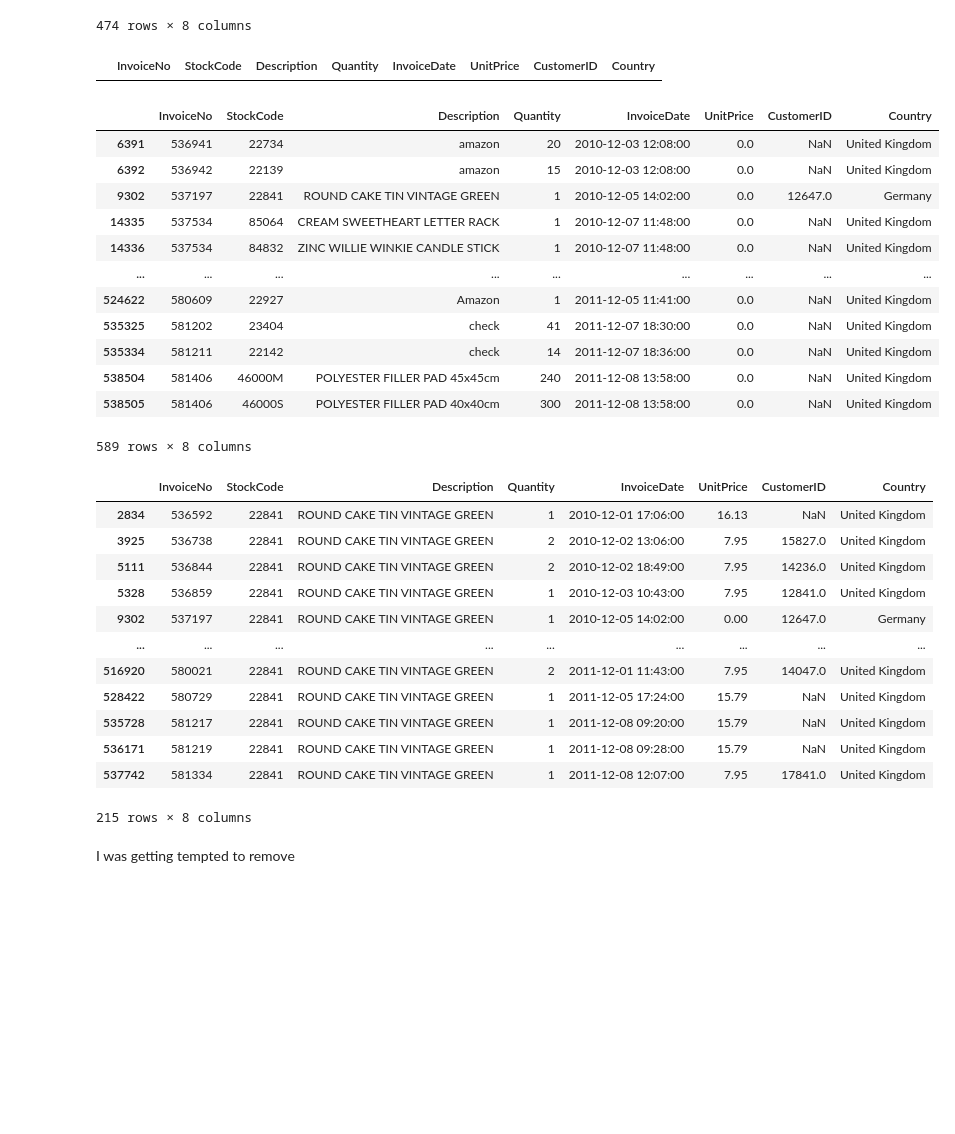
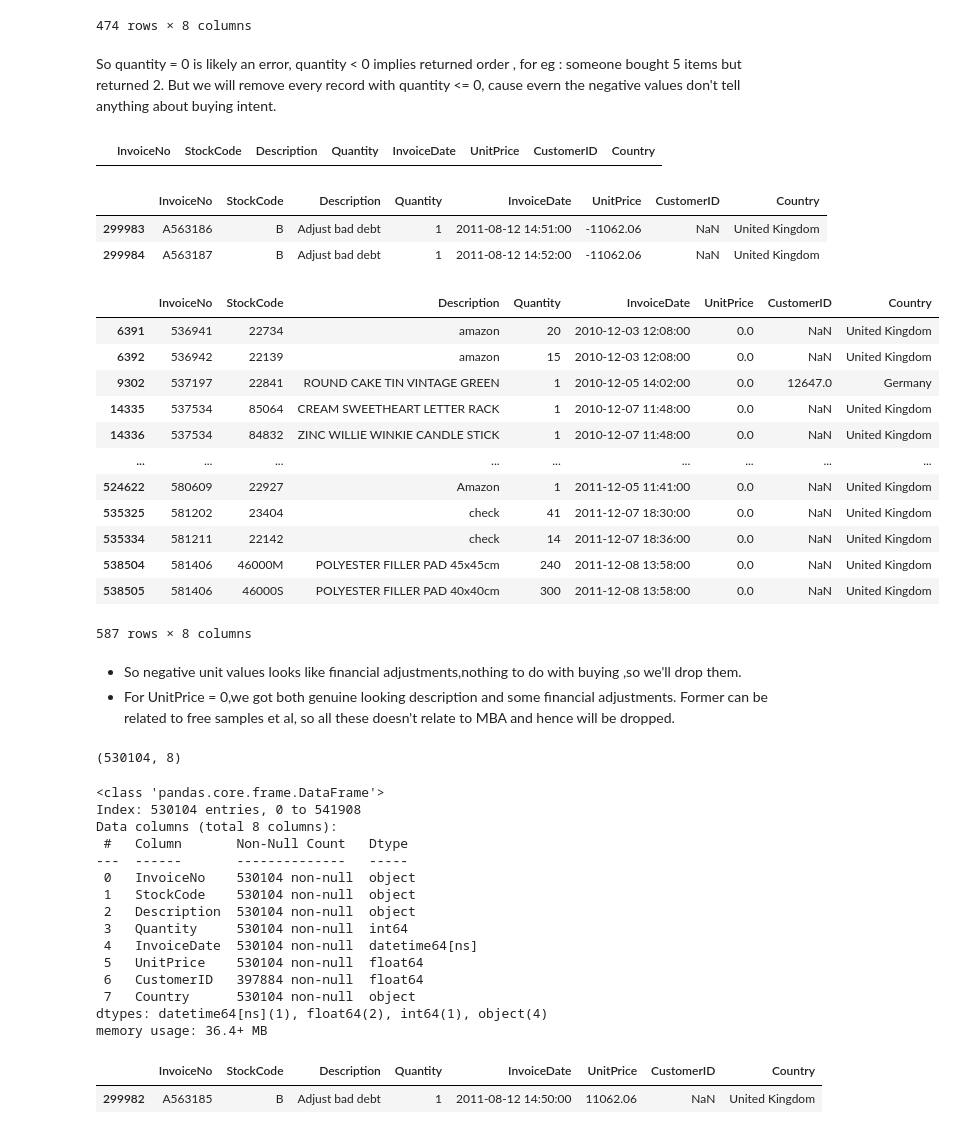
Before and after one commit to tatv047/online-retail-data-analysis, a Jupyter notebook: notebooks/market-basket-analysis.ipynb, the cells around one changed output. Cells and saved outputs as stored; diff of their text form; code cells hidden in the pictures; blank space fills up the shorter version.

```diff
--- a/notebooks/market-basket-analysis.ipynb
+++ b/notebooks/market-basket-analysis.ipynb
@@ -161,6 +161,8 @@ df1[(df1['Quantity'] <= 0)]
 | 536908 | 581226 | 23090 | missing | -338 | 2011-12-08 09:56:00 | 0.0 | NaN | United Kingdom |
 | 538919 | 581422 | 23169 | smashed | -235 | 2011-12-08 15:24:00 | 0.0 | NaN | United Kingdom |
 474 rows × 8 columns
+# %% [markdown]
+So quantity = 0 is likely an error, quantity < 0 implies returned order , for eg : someone bought 5 items but returned 2. But we will remove every record with quantity <= 0, cause evern the negative values don't tell anything about buying intent.
 # %%
 # dropping these records
 df1 = df1[~(df1['Quantity'] <= 0)]
@@ -168,36 +170,56 @@ df1[(df1['Quantity'] <= 0)]
 # %% [output]
 |  | InvoiceNo | StockCode | Description | Quantity | InvoiceDate | UnitPrice | CustomerID | Country |
 # %%
-df1[(df1['UnitPrice'] <= 0)]
+df1[(df1['UnitPrice'] < 0)]
 # %% [output]
 |  | InvoiceNo | StockCode | Description | Quantity | InvoiceDate | UnitPrice | CustomerID | Country |
-| 6391 | 536941 | 22734 | amazon | 20 | 2010-12-03 12:08:00 | 0.0 | NaN | United Kingdom |
-| 6392 | 536942 | 22139 | amazon | 15 | 2010-12-03 12:08:00 | 0.0 | NaN | United Kingdom |
-| 9302 | 537197 | 22841 | ROUND CAKE TIN VINTAGE GREEN | 1 | 2010-12-05 14:02:00 | 0.0 | 12647.0 | Germany |
-| 14335 | 537534 | 85064 | CREAM SWEETHEART LETTER RACK | 1 | 2010-12-07 11:48:00 | 0.0 | NaN | United Kingdom |
-| 14336 | 537534 | 84832 | ZINC WILLIE WINKIE CANDLE STICK | 1 | 2010-12-07 11:48:00 | 0.0 | NaN | United Kingdom |
-| ... | ... | ... | ... | ... | ... | ... | ... | ... |
-| 524622 | 580609 | 22927 | Amazon | 1 | 2011-12-05 11:41:00 | 0.0 | NaN | United Kingdom |
-| 535325 | 581202 | 23404 | check | 41 | 2011-12-07 18:30:00 | 0.0 | NaN | United Kingdom |
-| 535334 | 581211 | 22142 | check | 14 | 2011-12-07 18:36:00 | 0.0 | NaN | United Kingdom |
-| 538504 | 581406 | 46000M | POLYESTER FILLER PAD 45x45cm | 240 | 2011-12-08 13:58:00 | 0.0 | NaN | United Kingdom |
-| 538505 | 581406 | 46000S | POLYESTER FILLER PAD 40x40cm | 300 | 2011-12-08 13:58:00 | 0.0 | NaN | United Kingdom |
+| 299983 | A563186 | B | Adjust bad debt | 1 | 2011-08-12 14:51:00 | -11062.06 | NaN | United Kingdom |
+| 299984 | A563187 | B | Adjust bad debt | 1 | 2011-08-12 14:52:00 | -11062.06 | NaN | United Kingdom |
-589 rows × 8 columns
 # %%
-df1[df['Description'] == 'ROUND CAKE TIN VINTAGE GREEN']
+df1[df1['UnitPrice'] == 0]
 # %% [output]
 |  | InvoiceNo | StockCode | Description | Quantity | InvoiceDate | UnitPrice | CustomerID | Country |
-| 2834 | 536592 | 22841 | ROUND CAKE TIN VINTAGE GREEN | 1 | 2010-12-01 17:06:00 | 16.13 | NaN | United Kingdom |
-| 3925 | 536738 | 22841 | ROUND CAKE TIN VINTAGE GREEN | 2 | 2010-12-02 13:06:00 | 7.95 | 15827.0 | United Kingdom |
-| 5111 | 536844 | 22841 | ROUND CAKE TIN VINTAGE GREEN | 2 | 2010-12-02 18:49:00 | 7.95 | 14236.0 | United Kingdom |
-| 5328 | 536859 | 22841 | ROUND CAKE TIN VINTAGE GREEN | 1 | 2010-12-03 10:43:00 | 7.95 | 12841.0 | United Kingdom |
-| 9302 | 537197 | 22841 | ROUND CAKE TIN VINTAGE GREEN | 1 | 2010-12-05 14:02:00 | 0.00 | 12647.0 | Germany |
+| 6391 | 536941 | 22734 | amazon | 20 | 2010-12-03 12:08:00 | 0.0 | NaN | United Kingdom |
+| 6392 | 536942 | 22139 | amazon | 15 | 2010-12-03 12:08:00 | 0.0 | NaN | United Kingdom |
+| 9302 | 537197 | 22841 | ROUND CAKE TIN VINTAGE GREEN | 1 | 2010-12-05 14:02:00 | 0.0 | 12647.0 | Germany |
+| 14335 | 537534 | 85064 | CREAM SWEETHEART LETTER RACK | 1 | 2010-12-07 11:48:00 | 0.0 | NaN | United Kingdom |
+| 14336 | 537534 | 84832 | ZINC WILLIE WINKIE CANDLE STICK | 1 | 2010-12-07 11:48:00 | 0.0 | NaN | United Kingdom |
 | ... | ... | ... | ... | ... | ... | ... | ... | ... |
-| 516920 | 580021 | 22841 | ROUND CAKE TIN VINTAGE GREEN | 2 | 2011-12-01 11:43:00 | 7.95 | 14047.0 | United Kingdom |
-| 528422 | 580729 | 22841 | ROUND CAKE TIN VINTAGE GREEN | 1 | 2011-12-05 17:24:00 | 15.79 | NaN | United Kingdom |
-| 535728 | 581217 | 22841 | ROUND CAKE TIN VINTAGE GREEN | 1 | 2011-12-08 09:20:00 | 15.79 | NaN | United Kingdom |
-| 536171 | 581219 | 22841 | ROUND CAKE TIN VINTAGE GREEN | 1 | 2011-12-08 09:28:00 | 15.79 | NaN | United Kingdom |
-| 537742 | 581334 | 22841 | ROUND CAKE TIN VINTAGE GREEN | 1 | 2011-12-08 12:07:00 | 7.95 | 17841.0 | United Kingdom |
+| 524622 | 580609 | 22927 | Amazon | 1 | 2011-12-05 11:41:00 | 0.0 | NaN | United Kingdom |
+| 535325 | 581202 | 23404 | check | 41 | 2011-12-07 18:30:00 | 0.0 | NaN | United Kingdom |
+| 535334 | 581211 | 22142 | check | 14 | 2011-12-07 18:36:00 | 0.0 | NaN | United Kingdom |
+| 538504 | 581406 | 46000M | POLYESTER FILLER PAD 45x45cm | 240 | 2011-12-08 13:58:00 | 0.0 | NaN | United Kingdom |
+| 538505 | 581406 | 46000S | POLYESTER FILLER PAD 40x40cm | 300 | 2011-12-08 13:58:00 | 0.0 | NaN | United Kingdom |
-215 rows × 8 columns
+587 rows × 8 columns
 # %% [markdown]
-I was getting tempted to remove
+- So negative unit values looks like financial adjustments,nothing to do with buying ,so we'll drop them.
+- For UnitPrice = 0,we got both genuine looking description and some financial adjustments. Former can be related to free samples et al, so all these doesn't relate to MBA and hence will be dropped.
+# %%
+df1 = df1[df1['UnitPrice'] > 0]
+df1.shape
+# %% [output]
+(530104, 8)
+# %%
+# Just some last checks
+df1.info()
+# %% [output]
+<class 'pandas.core.frame.DataFrame'>
+Index: 530104 entries, 0 to 541908
+Data columns (total 8 columns):
+ #   Column       Non-Null Count   Dtype
+---  ------       --------------   -----
+ 0   InvoiceNo    530104 non-null  object
+ 1   StockCode    530104 non-null  object
+ 2   Description  530104 non-null  object
+ 3   Quantity     530104 non-null  int64
+ 4   InvoiceDate  530104 non-null  datetime64[ns]
+ 5   UnitPrice    530104 non-null  float64
+ 6   CustomerID   397884 non-null  float64
+ 7   Country      530104 non-null  object
+dtypes: datetime64[ns](1), float64(2), int64(1), object(4)
+memory usage: 36.4+ MB
+# %%
+df1[~ df1['InvoiceNo'].astype(str).str.isnumeric()]
+# %% [output]
+|  | InvoiceNo | StockCode | Description | Quantity | InvoiceDate | UnitPrice | CustomerID | Country |
+| 299982 | A563185 | B | Adjust bad debt | 1 | 2011-08-12 14:50:00 | 11062.06 | NaN | United Kingdom |
```
Also changed, not shown: parts of 27 cells of this notebook.
